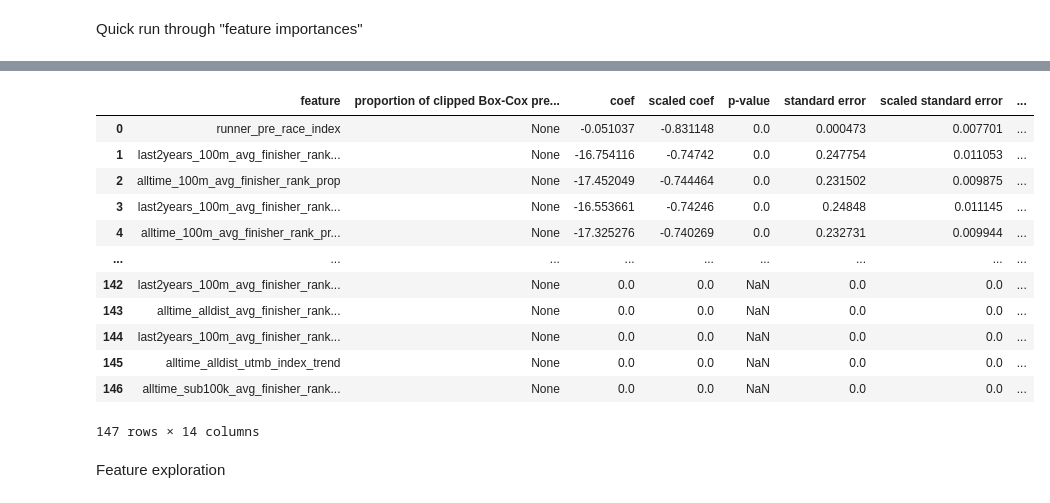
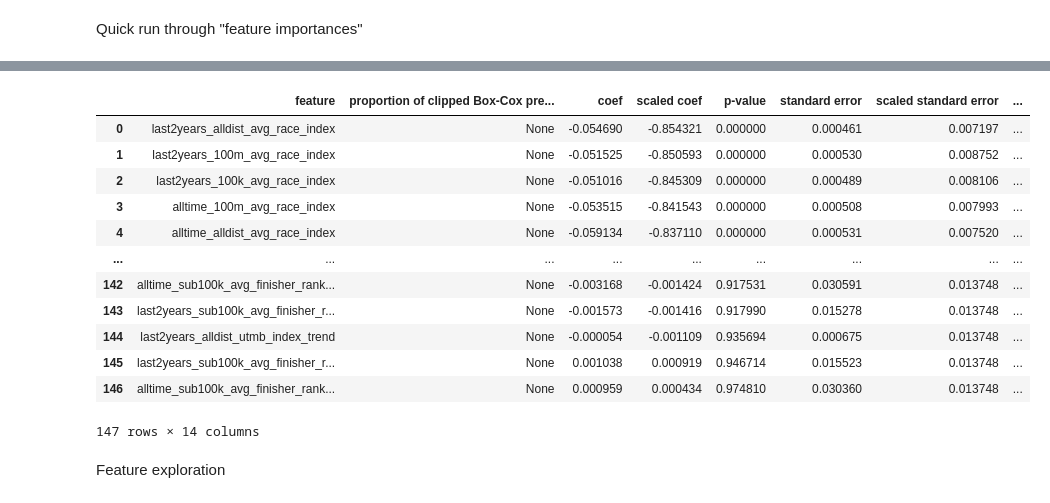
Before and after one commit to 1312Bravo/Sandbox, a Jupyter notebook: analysis.ipynb, the cells around one changed output, grey strips where cells are left out. Drawn from its saved outputs; the diff is of its cells as text; code cells hidden in the pictures.

```diff
--- a/analysis.ipynb
+++ b/analysis.ipynb
@@ -338,7 +741,7 @@ def univariate_OLS_numeric(
         data[target+"_bc"] = boxcox(target_bc, lmbda=lambda_bc)
         target = target+"_bc"
 
-    data_clean = data[[target, feature]].dropna()
+    data_clean = data[[target, feature]].replace([np.inf, -np.inf], np.nan).dropna()
     X = sm.add_constant(data_clean[[feature]])
     y = data_clean[target]
 
@@ -454,7 +857,7 @@ def univariate_OLS_categorical(
     data = pd.concat([data, dummies], axis=1)
     dummies_names = list(dummies.columns)
 
-    data_clean = data[[target] + dummies_names].dropna()
+    data_clean = data[[target] + dummies_names].replace([np.inf, -np.inf], np.nan).dropna()
     X = sm.add_constant(data_clean[dummies_names])
     y = data_clean[target]
 
@@ -517,7 +920,7 @@ def univariate_OLS_categorical(
 
         # Scatter plot with regression line
         ax[0,1].set_title(f"{target_name} ~ {feature_name} ~> Scatter plot & Regression line", fontsize=14)
-        ax[0,1].scatter(data[feature], data[target], color="black", s=15, alpha=alpha)
+        ax[0,1].scatter(data_clean[dummies_names], data_clean[target], color="black", s=15, alpha=alpha)
         sns.regplot(x=data_clean[dummies_names], y=data_clean[target], ax=ax[0,1], scatter=False, line_kws={"color":"red", "linewidth":2})
         ax[0,1].set_xlabel(feature_name)
         ax[0,1].set_ylabel(target_name)
@@ -559,7 +962,7 @@ features_to_analyse = [
         col in ["runner_pre_race_index", "runner_gender", "runner_age"]
  ]
 
-features_metrics_list = []
+race_time_features_metrics_list = []
 for single_feature in features_to_analyse:
 
     # Numeric features
@@ -593,8 +996,8 @@ for single_feature in features_to_analyse:
             print("Problems for {}".format(single_feature))
 
     # Save feature metrics DataFrame into a list
-    features_metrics_list.append(single_feature_metrics)
+    race_time_features_metrics_list.append(single_feature_metrics)
 
 # Combine all features metrics into a DataFrame
-feature_metrics_df = pd.concat(features_metrics_list, ignore_index=True)
+race_time_features_metrics_df = pd.concat(race_time_features_metrics_list, ignore_index=True)
 # %% [output]
@@ -621,25 +1005,25 @@ Problems for last2years_sub100k_sd_race_index
 # %%
 # Check
-feature_metrics_df = feature_metrics_df.sort_values(
+race_time_features_metrics_df = race_time_features_metrics_df.sort_values(
     by="scaled coef",
     key=lambda x: x.abs(),
     ascending=False
     ).reset_index(drop=True)
 
-feature_metrics_df
+race_time_features_metrics_df
 # %% [output]
 |  | feature | proportion of clipped Box-Cox pre... | coef | scaled coef | p-value | standard error | scaled standard error | ... |
-| 0 | runner_pre_race_index | None | -0.051037 | -0.831148 | 0.0 | 0.000473 | 0.007701 | ... |
-| 1 | last2years_100m_avg_finisher_rank... | None | -16.754116 | -0.74742 | 0.0 | 0.247754 | 0.011053 | ... |
-| 2 | alltime_100m_avg_finisher_rank_prop | None | -17.452049 | -0.744464 | 0.0 | 0.231502 | 0.009875 | ... |
-| 3 | last2years_100m_avg_finisher_rank... | None | -16.553661 | -0.74246 | 0.0 | 0.24848 | 0.011145 | ... |
-| 4 | alltime_100m_avg_finisher_rank_pr... | None | -17.325276 | -0.740269 | 0.0 | 0.232731 | 0.009944 | ... |
+| 0 | last2years_alldist_avg_race_index | None | -0.054690 | -0.854321 | 0.000000 | 0.000461 | 0.007197 | ... |
+| 1 | last2years_100m_avg_race_index | None | -0.051525 | -0.850593 | 0.000000 | 0.000530 | 0.008752 | ... |
+| 2 | last2years_100k_avg_race_index | None | -0.051016 | -0.845309 | 0.000000 | 0.000489 | 0.008106 | ... |
+| 3 | alltime_100m_avg_race_index | None | -0.053515 | -0.841543 | 0.000000 | 0.000508 | 0.007993 | ... |
+| 4 | alltime_alldist_avg_race_index | None | -0.059134 | -0.837110 | 0.000000 | 0.000531 | 0.007520 | ... |
 | ... | ... | ... | ... | ... | ... | ... | ... | ... |
-| 142 | last2years_100m_avg_finisher_rank... | None | 0.0 | 0.0 | NaN | 0.0 | 0.0 | ... |
-| 143 | alltime_alldist_avg_finisher_rank... | None | 0.0 | 0.0 | NaN | 0.0 | 0.0 | ... |
-| 144 | last2years_100m_avg_finisher_rank... | None | 0.0 | 0.0 | NaN | 0.0 | 0.0 | ... |
-| 145 | alltime_alldist_utmb_index_trend | None | 0.0 | 0.0 | NaN | 0.0 | 0.0 | ... |
-| 146 | alltime_sub100k_avg_finisher_rank... | None | 0.0 | 0.0 | NaN | 0.0 | 0.0 | ... |
+| 142 | alltime_sub100k_avg_finisher_rank... | None | -0.003168 | -0.001424 | 0.917531 | 0.030591 | 0.013748 | ... |
+| 143 | last2years_sub100k_avg_finisher_r... | None | -0.001573 | -0.001416 | 0.917990 | 0.015278 | 0.013748 | ... |
+| 144 | last2years_alldist_utmb_index_trend | None | -0.000054 | -0.001109 | 0.935694 | 0.000675 | 0.013748 | ... |
+| 145 | last2years_sub100k_avg_finisher_r... | None | 0.001038 | 0.000919 | 0.946714 | 0.015523 | 0.013748 | ... |
+| 146 | alltime_sub100k_avg_finisher_rank... | None | 0.000959 | 0.000434 | 0.974810 | 0.030360 | 0.013748 | ... |
 147 rows × 14 columns
 # %% [markdown]
 Feature exploration
```
Also changed, not shown: parts of 14 cells of this notebook, 1 other file.
